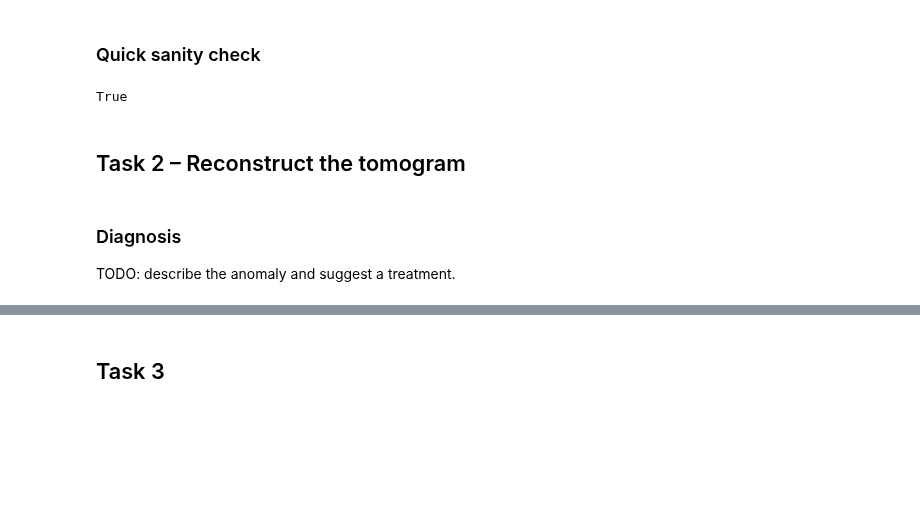
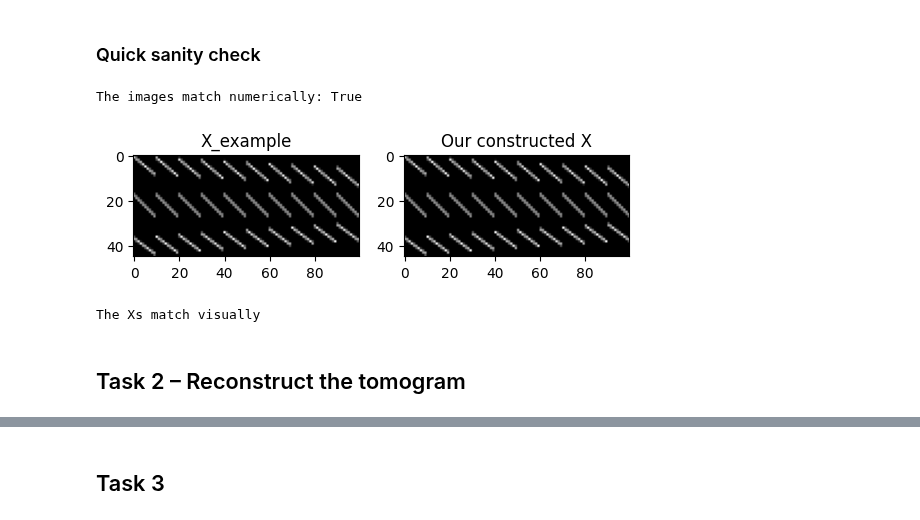
Before and after one commit to emit33/MLE, a Jupyter notebook: sheet07/MLE25_sheet07.ipynb, the cells around one changed output, grey strips where cells are left out. Drawn from its saved outputs; the diff is of its cells as text; code cells hidden in the pictures; blank space fills up the shorter version.

```diff
--- a/sheet07/MLE25_sheet07.ipynb
+++ b/sheet07/MLE25_sheet07.ipynb
@@ -94,9 +94,20 @@ def construct_X(M, alphas, Np=None):
 # %%
 # TODO: Check if your image matches `X_example.npy` (Figure 2) up to mirror / transpose.
 X = construct_X(10, np.array([-33, 1, 42])).toarray()
-print(np.allclose(X, X_example, atol=1e-5))
+print(f'The images match numerically: {np.allclose(X, X_example, atol=1e-5)}')
 # %% [output]
-True
+The images match numerically: True
+# %%
+fig, axs = plt.subplots(1,2)
+axs[0].imshow(X_example, cmap = 'gray')
+axs[0].set_title('X_example')
+axs[1].imshow(X, cmap = 'gray')
+axs[1].set_title('Our constructed X')
+plt.show()
+print('The Xs match visually')
+# %% [output]
+[figure, added]
+The Xs match visually
 # %%
 X_77 = construct_X(size, alphas, sensor_size)
 X_195 = construct_X(195, alphas_195, 275)
@@ -107,3 +126,0 @@ X_195 = construct_X(195, alphas_195, 275)
-# %% [markdown]
-### Diagnosis
-TODO: describe the anomaly and suggest a treatment.
```
Also changed, not shown: parts of 14 cells of this notebook.
